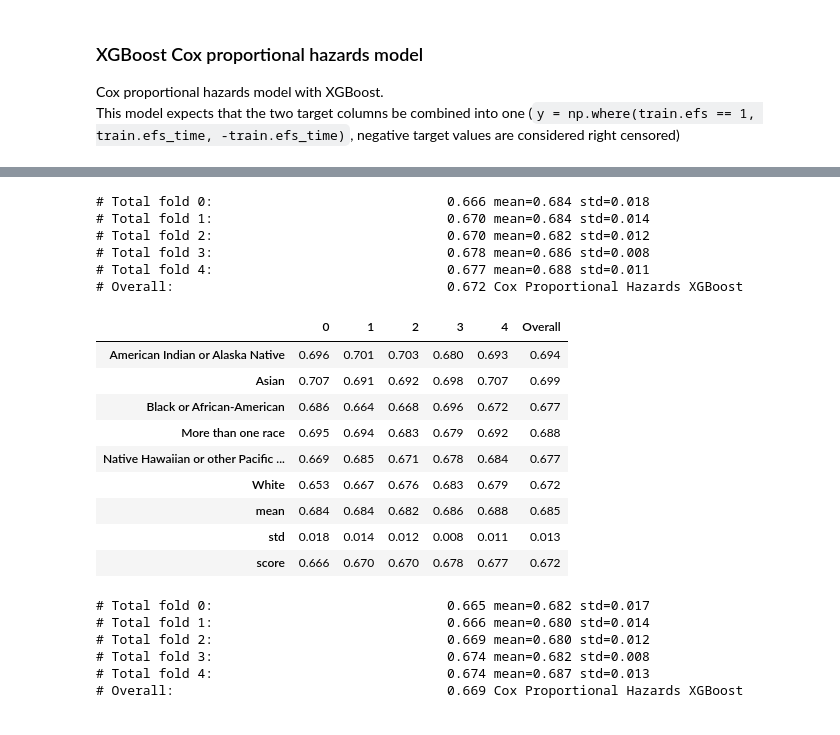
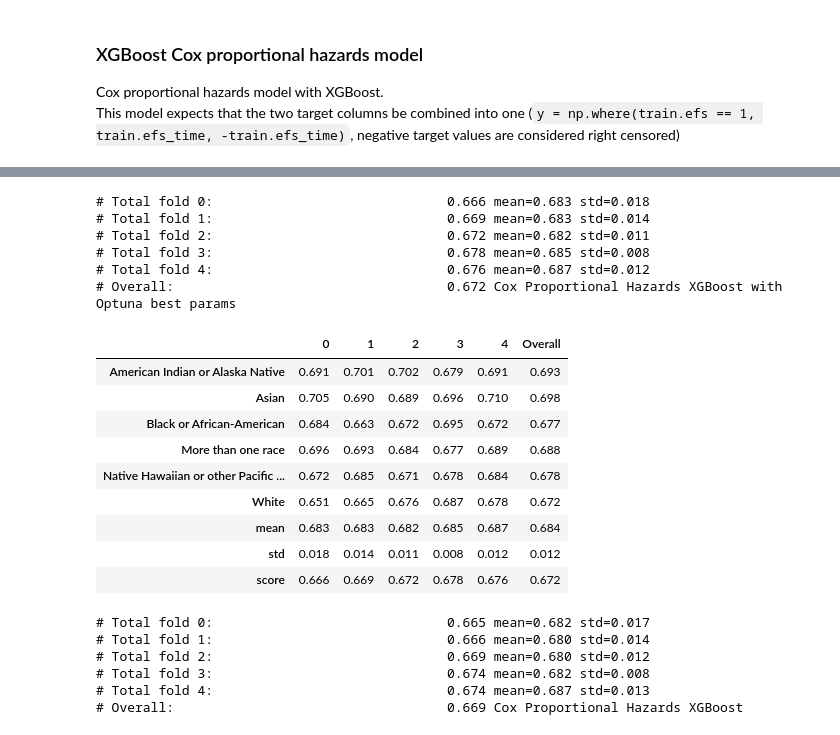
Before and after one commit to galel12/Equity-in-post-HCT-Survival-Predictions, a Jupyter notebook: notebook.ipynb, the cells around one changed output, grey strips where cells are left out. Saved outputs shown, nothing was run; the diff lists cells and outputs as text; code cells hidden in the pictures.

```diff
--- a/notebook.ipynb
+++ b/notebook.ipynb
@@ -563,35 +565,37 @@ best_params
 # %%
 # XGBoost Cox Proportional Hazards model with the best hyperparameters found by Optuna
 y = np.where(train.efs == 1, train.efs_time, -train.efs_time)
+
+xgb_cox_params = best_params.copy()
+
 all_scores = []
 for fold, (idx_tr, idx_va) in enumerate(kf.split(train, train.race_group)):
     X_tr = train.iloc[idx_tr][features]
     X_va = train.iloc[idx_va][features]
     y_tr = y[idx_tr]
 
-    xgb_cox_params = best_params.copy()
     model = xgboost.XGBRegressor(**xgb_cox_params)
     model.fit(X_tr, y_tr) # negative values are considered right censored
     y_va_pred = model.predict(X_va) # predicts hazard factor
     evaluate_fold(y_va_pred, fold)
-display_overall('Cox Proportional Hazards XGBoost')
+display_overall('Cox Proportional Hazards XGBoost with Optuna best params')
 # %% [output]
-# Total fold 0:                              0.666 mean=0.684 std=0.018
-# Total fold 1:                              0.670 mean=0.684 std=0.014
-# Total fold 2:                              0.670 mean=0.682 std=0.012
-# Total fold 3:                              0.678 mean=0.686 std=0.008
-# Total fold 4:                              0.677 mean=0.688 std=0.011
-# Overall:                                   0.672 Cox Proportional Hazards XGBoost
+# Total fold 0:                              0.666 mean=0.683 std=0.018
+# Total fold 1:                              0.669 mean=0.683 std=0.014
+# Total fold 2:                              0.672 mean=0.682 std=0.011
+# Total fold 3:                              0.678 mean=0.685 std=0.008
+# Total fold 4:                              0.676 mean=0.687 std=0.012
+# Overall:                                   0.672 Cox Proportional Hazards XGBoost with Optuna best params
 |  | 0 | 1 | 2 | 3 | 4 | Overall |
-| American Indian or Alaska Native | 0.696 | 0.701 | 0.703 | 0.680 | 0.693 | 0.694 |
-| Asian | 0.707 | 0.691 | 0.692 | 0.698 | 0.707 | 0.699 |
-| Black or African-American | 0.686 | 0.664 | 0.668 | 0.696 | 0.672 | 0.677 |
-| More than one race | 0.695 | 0.694 | 0.683 | 0.679 | 0.692 | 0.688 |
-| Native Hawaiian or other Pacific ... | 0.669 | 0.685 | 0.671 | 0.678 | 0.684 | 0.677 |
-| White | 0.653 | 0.667 | 0.676 | 0.683 | 0.679 | 0.672 |
-| mean | 0.684 | 0.684 | 0.682 | 0.686 | 0.688 | 0.685 |
-| std | 0.018 | 0.014 | 0.012 | 0.008 | 0.011 | 0.013 |
-| score | 0.666 | 0.670 | 0.670 | 0.678 | 0.677 | 0.672 |
+| American Indian or Alaska Native | 0.691 | 0.701 | 0.702 | 0.679 | 0.691 | 0.693 |
+| Asian | 0.705 | 0.690 | 0.689 | 0.696 | 0.710 | 0.698 |
+| Black or African-American | 0.684 | 0.663 | 0.672 | 0.695 | 0.672 | 0.677 |
+| More than one race | 0.696 | 0.693 | 0.684 | 0.677 | 0.689 | 0.688 |
+| Native Hawaiian or other Pacific ... | 0.672 | 0.685 | 0.671 | 0.678 | 0.684 | 0.678 |
+| White | 0.651 | 0.665 | 0.676 | 0.687 | 0.678 | 0.672 |
+| mean | 0.683 | 0.683 | 0.682 | 0.685 | 0.687 | 0.684 |
+| std | 0.018 | 0.014 | 0.011 | 0.008 | 0.012 | 0.012 |
+| score | 0.666 | 0.669 | 0.672 | 0.678 | 0.676 | 0.672 |
 # %%
 # %%time
 y = np.where(train.efs == 1, train.efs_time, -train.efs_time)
```
Also changed, not shown: parts of 2 cells of this notebook.
